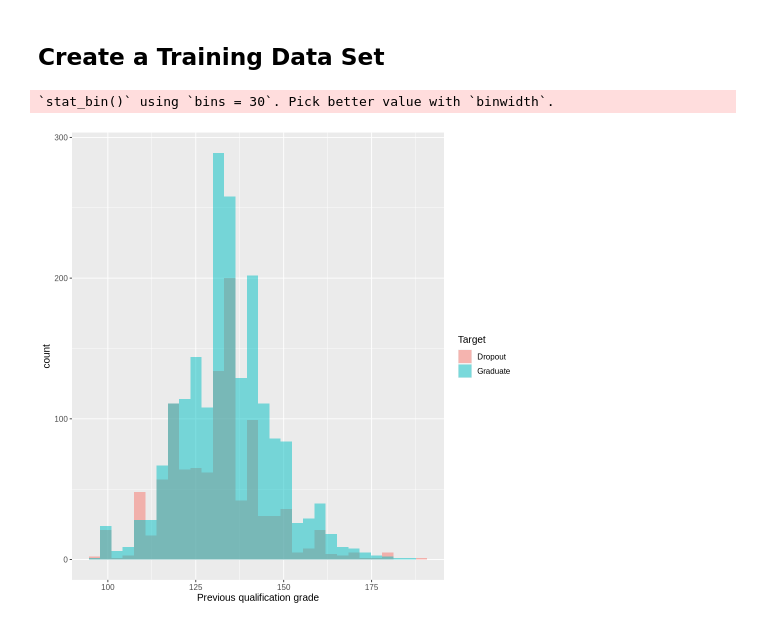
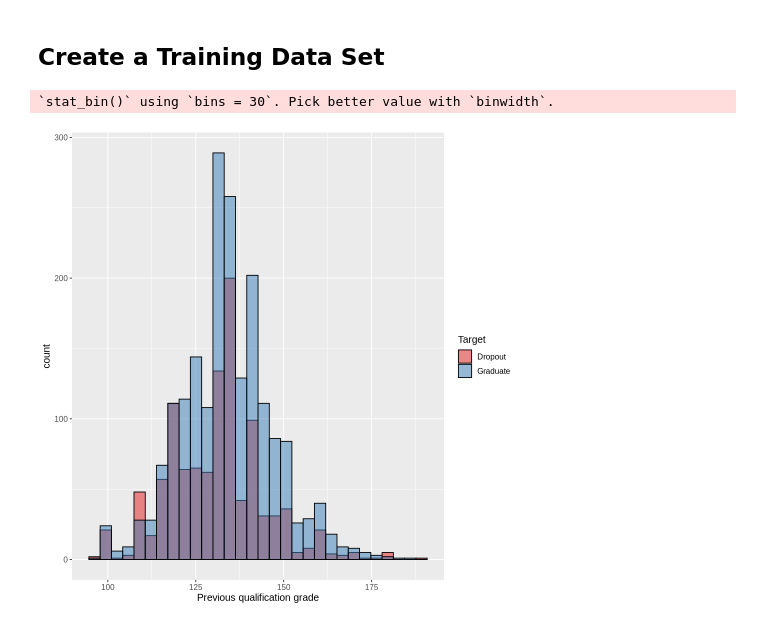
Before and after one commit to jternier/dsci_100_project, a Jupyter notebook: tidy_data/tidy_data.ipynb, the cells around one changed output. Cells and saved outputs as stored; diff of their text form; code cells hidden in the pictures.

Commit message:
New graph

```diff
--- a/tidy_data/tidy_data.ipynb
+++ b/tidy_data/tidy_data.ipynb
@@ -90,11 +92,12 @@ dropout_testing <- testing(data_split)
 # %%
 options(repr.plot.width = 8, repr.plot.height = 8)
 grade_plot <- tidy_data |>
   ggplot(aes(x = Previous_qualification_grade, fill = Target)) +
-  geom_histogram(alpha = 0.5, position = "identity") +
+  geom_histogram(color = 'black', alpha = 0.5, position = "identity") +
   labs( x = "Previous qualification grade", fill = "Target") +
-  theme(text = element_text(size = 12))
+  scale_fill_brewer(palette = 'Set1') +
+theme(text = element_text(size = 12))
 grade_plot
 # %% [output]
 `stat_bin()` using `bins = 30`. Pick better value with `binwidth`.
-[figure, old version]
+[figure, new version]
```
Also changed, not shown: parts of 12 cells of this notebook.
